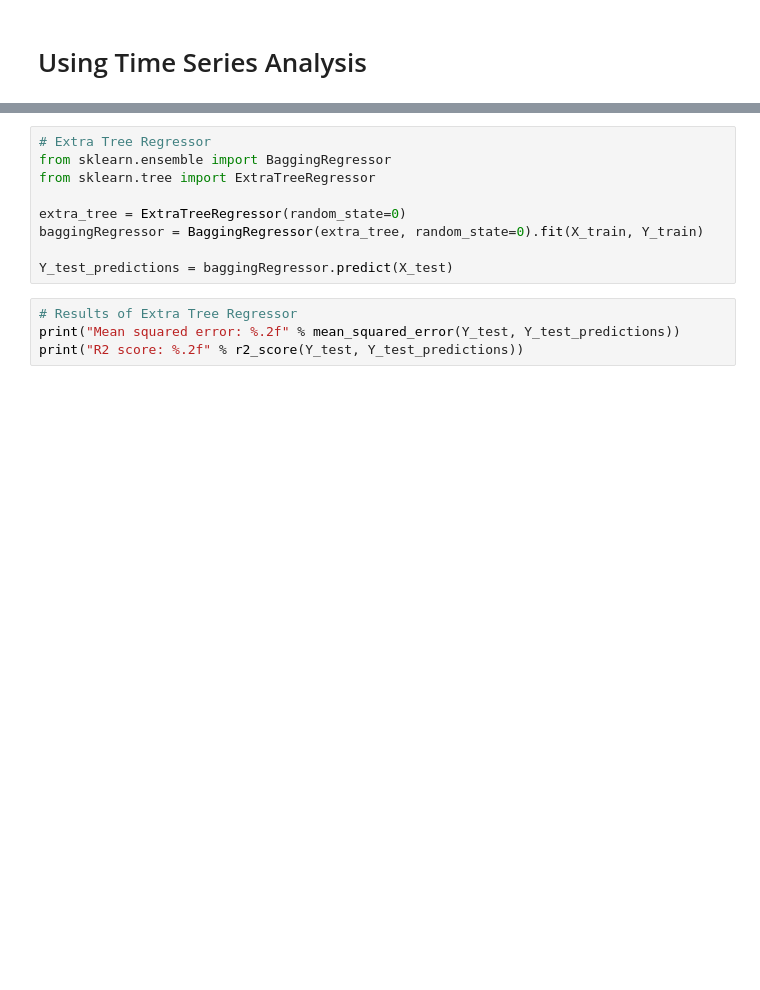
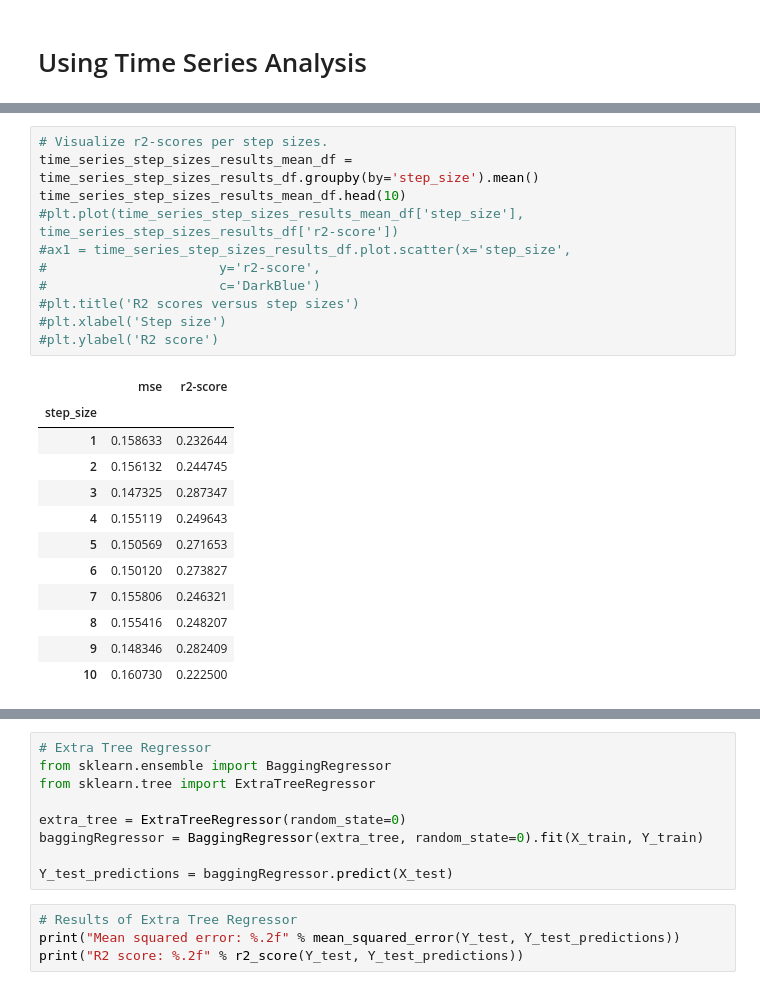
Before and after one commit to rgoding2004/W207-Project, a Jupyter notebook: NFT.ipynb, the cells around one changed output, grey strips where cells are left out. Cells and saved outputs as stored; diff of their text form; blank space fills up the shorter version.

```diff
--- a/NFT.ipynb
+++ b/NFT.ipynb
@@ -863,3 +906,27 @@ R2 score: 0.27
+# %%
+# Visualize r2-scores per step sizes.
+time_series_step_sizes_results_mean_df = time_series_step_sizes_results_df.groupby(by='step_size').mean()
+time_series_step_sizes_results_mean_df.head(10)
+#plt.plot(time_series_step_sizes_results_mean_df['step_size'], time_series_step_sizes_results_df['r2-score'])
+#ax1 = time_series_step_sizes_results_df.plot.scatter(x='step_size',
+#                      y='r2-score',
+#                      c='DarkBlue')
+#plt.title('R2 scores versus step sizes')
+#plt.xlabel('Step size')
+#plt.ylabel('R2 score')
+# %% [output]
+|  | mse | r2-score |
+| step_size |  |  |
+| 1 | 0.158633 | 0.232644 |
+| 2 | 0.156132 | 0.244745 |
+| 3 | 0.147325 | 0.287347 |
+| 4 | 0.155119 | 0.249643 |
+| 5 | 0.150569 | 0.271653 |
+| 6 | 0.150120 | 0.273827 |
+| 7 | 0.155806 | 0.246321 |
+| 8 | 0.155416 | 0.248207 |
+| 9 | 0.148346 | 0.282409 |
+| 10 | 0.160730 | 0.222500 |
 # %%
 # Create dataframe for time series predictions.
 time_series_array = []
```
Also changed, not shown: parts of 33 cells of this notebook.
